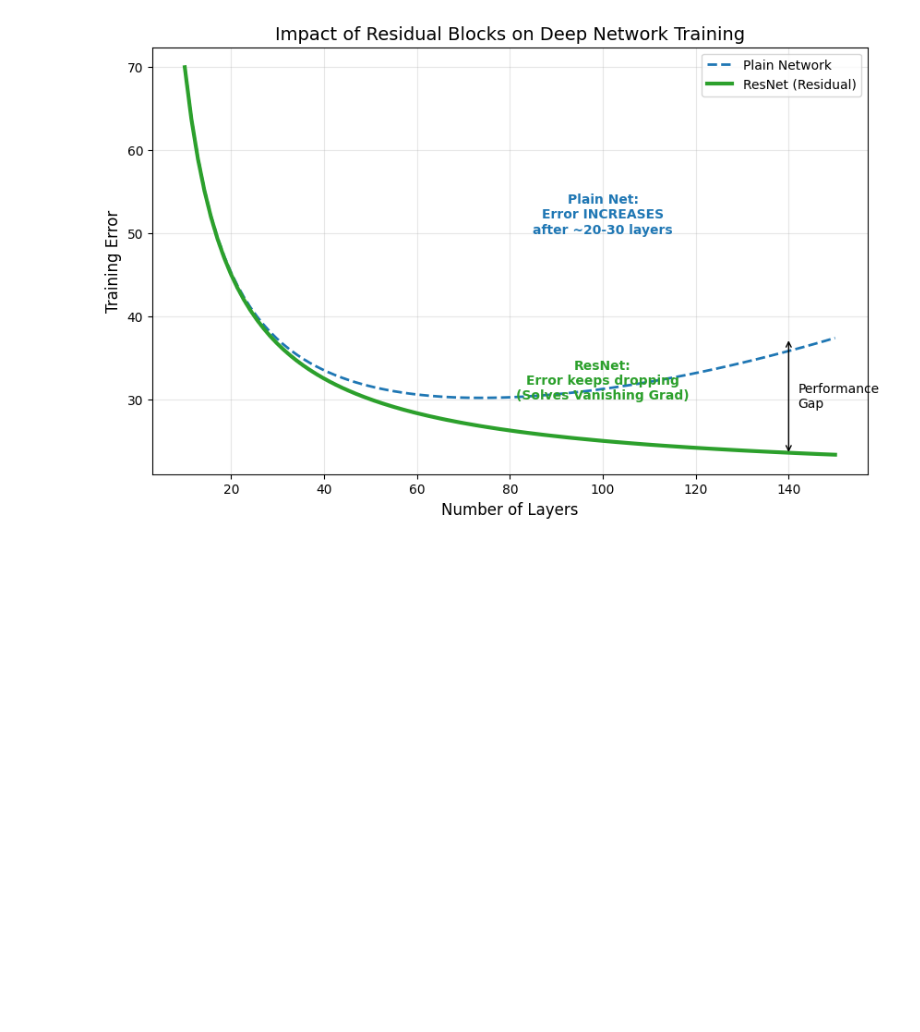
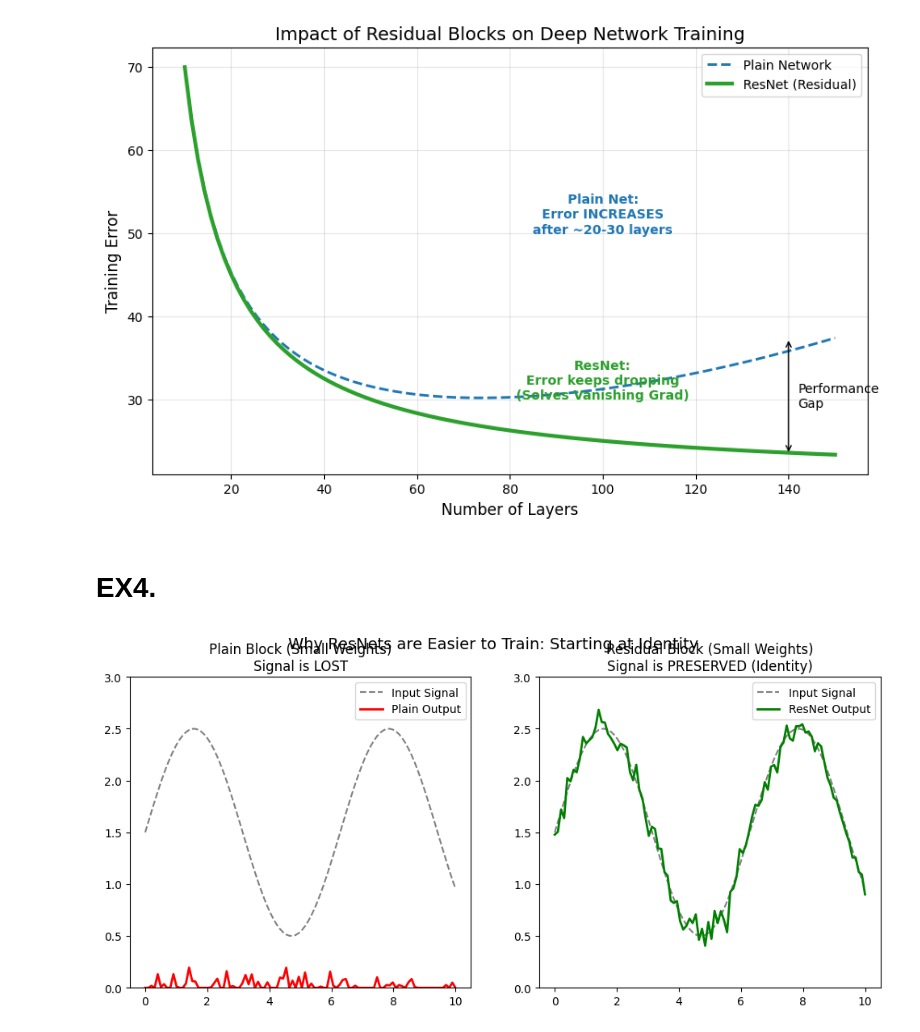
Before and after one commit to Saavkd7/DeepLearning-Specialization-Coursera, a Jupyter notebook: 4. Convolutional+Neural+NETWORKS/Week2/Untitled.ipynb, the cells around one changed output. Cells and saved outputs as stored; diff of their text form; code cells hidden in the pictures; blank space fills up the shorter version.

```diff
--- a/4. Convolutional+Neural+NETWORKS/Week2/Untitled.ipynb
+++ b/4. Convolutional+Neural+NETWORKS/Week2/Untitled.ipynb
@@ -163,3 +163,59 @@ def visualize_resnet_vs_plain():
 visualize_resnet_vs_plain()
 # %% [output]
 [figure]
+# %% [markdown]
+# EX4.
+# %%
+### Full Visualization Implementation
+
+'''
+This visualization compares a **Plain Block** vs. a **Residual Block** when initialized with small random weights.
+* **Plain Block:** Output is noise (near zero), losing the original signal.
+* **Residual Block:** Output is `Input + Noise`, preserving the original signal structure (Identity Mapping).
+'''
+import numpy as np
+import matplotlib.pyplot as plt
+
+def relu(x):
+    return np.maximum(0, x)
+
+def simulate_signal_propagation():
+    # 1. Create a "Signal" (e.g., a sine wave) representing useful features
+    x = np.linspace(0, 10, 100)
+    input_signal = np.sin(x) + 1.5 # Shift up so it's positive (like ReLU output)
+
+    # 2. Define random weights (small values, mimicking initialization/regularization)
+    # Simulating W * a + b where W is small
+    noise_plain = np.random.normal(0, 0.1, 100)
+
+    # 3. Plain Block Output: g(W*a) -> g(noise)
+    # The signal is mostly lost/distorted because W is small
+    output_plain = relu(noise_plain)
+
+    # 4. Residual Block Output: g(W*a + input) -> g(noise + input)
+    # The signal is preserved because of the skip connection
+    output_residual = relu(noise_plain + input_signal)
+
+    # --- Plotting ---
+    fig, (ax1, ax2) = plt.subplots(1, 2, figsize=(12, 5))
+
+    # Plot Plain
+    ax1.plot(x, input_signal, label='Input Signal', color='gray', linestyle='--')
+    ax1.plot(x, output_plain, label='Plain Output', color='red', linewidth=2)
+    ax1.set_title("Plain Block (Small Weights)\nSignal is LOST")
+    ax1.set_ylim(0, 3)
+    ax1.legend()
+
+    # Plot Residual
+    ax2.plot(x, input_signal, label='Input Signal', color='gray', linestyle='--')
+    ax2.plot(x, output_residual, label='ResNet Output', color='green', linewidth=2)
+    ax2.set_title("Residual Block (Small Weights)\nSignal is PRESERVED (Identity)")
+    ax2.set_ylim(0, 3)
+    ax2.legend()
+
+    plt.suptitle("Why ResNets are Easier to Train: Starting at Identity", fontsize=14)
+    plt.show()
+
+simulate_signal_propagation()
+# %% [output]
+[figure, added]
```
Also changed, not shown: 1 other file.
